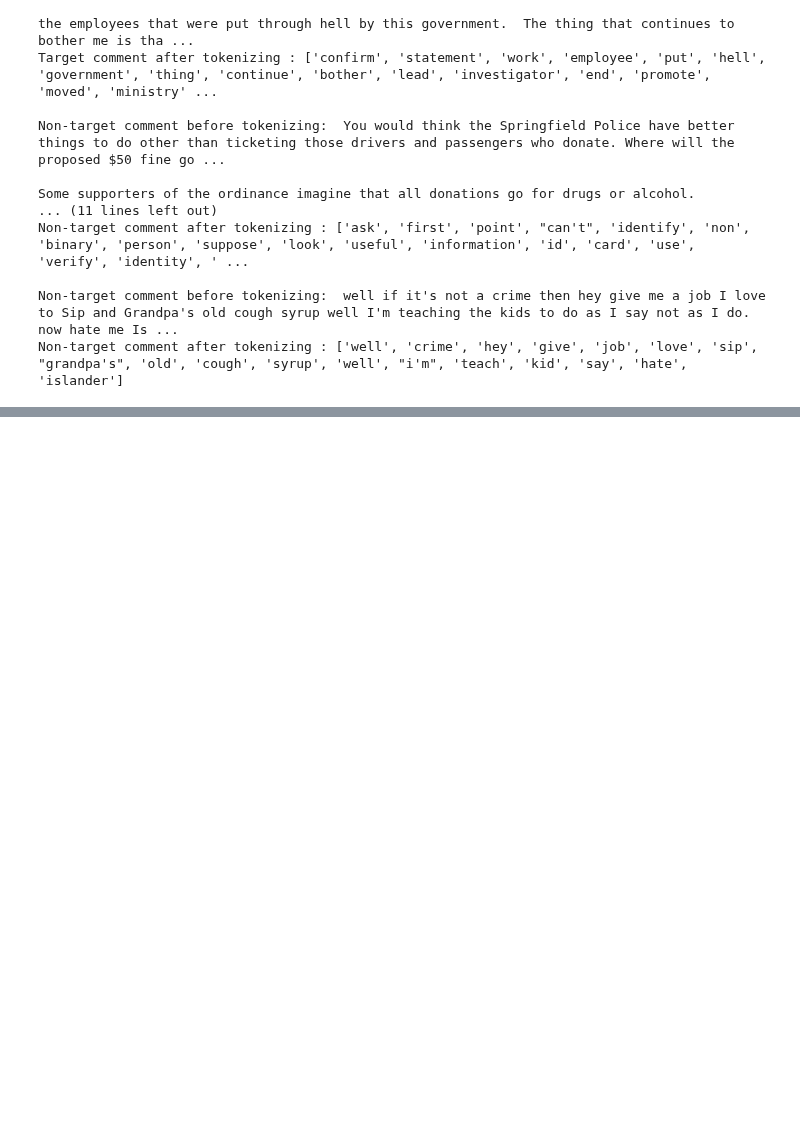
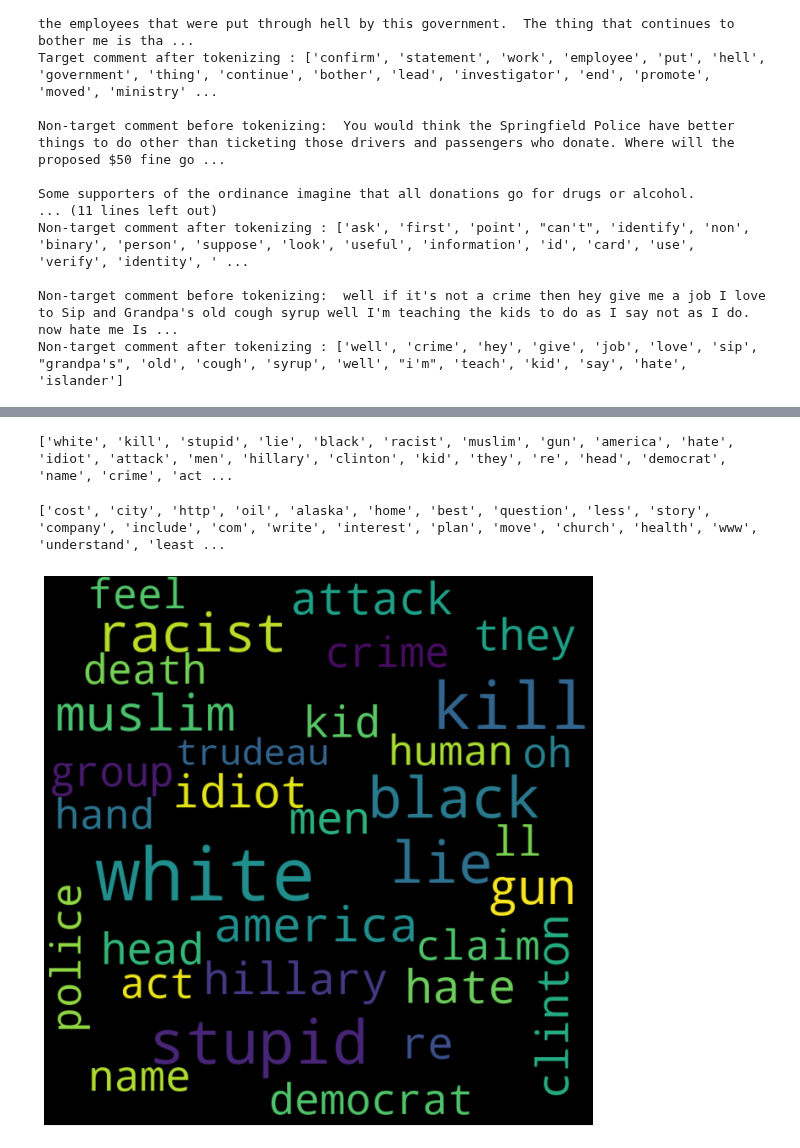
Before and after one commit to gcburgess/Cyberbullying_Detector, a Jupyter notebook: notebooks/02-data-preprocessing.ipynb, the cells around one changed output, grey strips where cells are left out. Drawn from its saved outputs; the diff is of its cells as text; code cells hidden in the pictures; blank space fills up the shorter version.

```diff
--- a/notebooks/02-data-preprocessing.ipynb
+++ b/notebooks/02-data-preprocessing.ipynb
@@ -268,0 +211,6 @@ plt.savefig('../images/nonbully_FreqDist.jpg', transparent = False, bbox_inches=
+# %%
+nonbully_count_sum = nonbully_count_matrix.sum(axis=0).tolist()[0]
+nonbully_feature_names = subpipe_text.named_steps['cv'].get_feature_names_out()
+nonbully_frequencies = dict(zip(nonbully_feature_names, nonbully_count_sum))
+# %%
+top_bully_terms = dict(sorted(bully_frequencies.items(), key=lambda x:x[1], reverse=True)[:200])
@@ -269,5 +219,31 @@ plt.savefig('../images/nonbully_FreqDist.jpg', transparent = False, bbox_inches=
+# %%
+bully_specific_terms = []
+for key in top_bully_terms.keys():
+    if not key in top_nonbully_terms:
+        bully_specific_terms.append(key)
+
+print(bully_specific_terms)
+bully_specific_frequencies = {key: bully_frequencies[key] for key in bully_specific_terms}
+# %% [output]
+['white', 'kill', 'stupid', 'lie', 'black', 'racist', 'muslim', 'gun', 'america', 'hate', 'idiot', 'attack', 'men', 'hillary', 'clinton', 'kid', 'they', 're', 'head', 'democrat', 'name', 'crime', 'act ...
+# %%
+nonbully_specific_terms = []
+for key in top_nonbully_terms.keys():
+    if not key in top_bully_terms:
+        nonbully_specific_terms.append(key)
+
+print(nonbully_specific_terms)
+nonbully_specific_frequencies = {key: nonbully_frequencies[key] for key in nonbully_specific_terms}
+# %% [output]
+['cost', 'city', 'http', 'oil', 'alaska', 'home', 'best', 'question', 'less', 'story', 'company', 'include', 'com', 'write', 'interest', 'plan', 'move', 'church', 'health', 'www', 'understand', 'least ...
 # %%
-wordcloud = WordCloud(min_font_size=10, max_font_size=100,
-                      width=2000, height=2000).generate_from_frequencies(dict(bully_freq_dist));
-#wordcloud.to_file("../images/bully_wordcloud.png")
+bully_wordcloud = WordCloud(min_font_size=10, max_font_size=100,
+                      width=750, height=750).generate_from_frequencies(bully_specific_frequencies);
+#bully_wordcloud.to_file("../images/bully_wordcloud.png")
+plt.rcParams['figure.figsize'] = [12, 12]
+plt.figure()
+plt.imshow(bully_wordcloud, interpolation="bilinear")
+plt.axis("off");
+# %% [output]
+[figure, added]
 # %%
```
Also changed, not shown: parts of 34 cells of this notebook, 3 other files.
